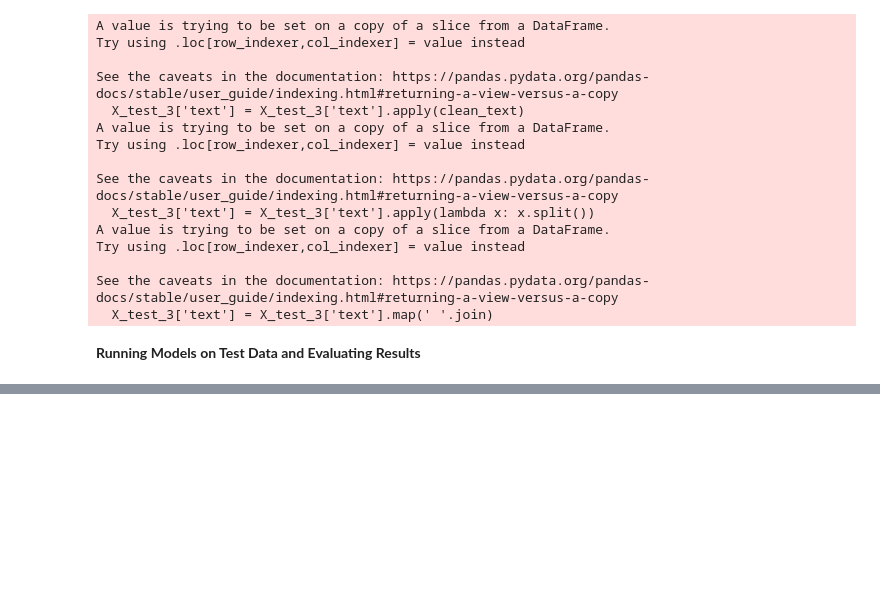
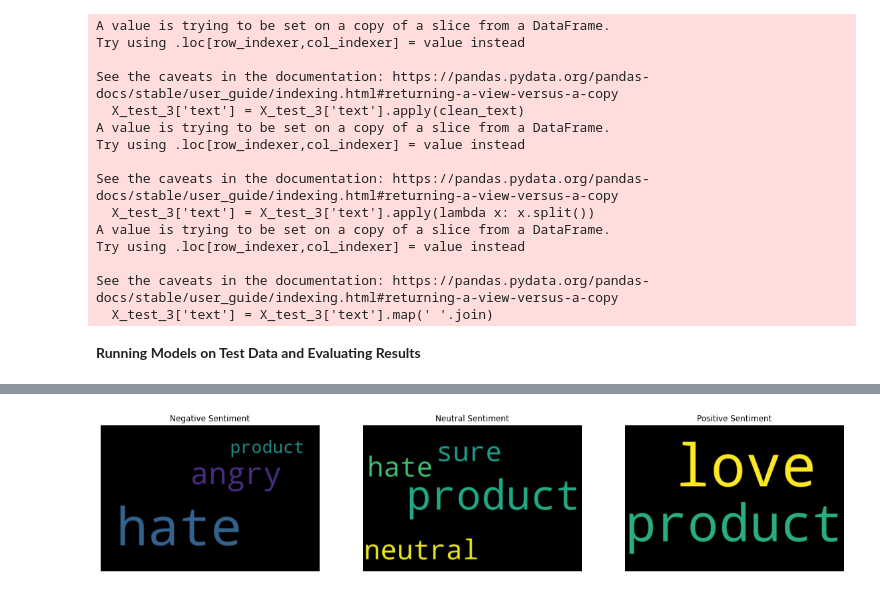
Before and after one commit to jswec/Phase4, a Jupyter notebook: Ryan_Notebook_v3.ipynb, the cells around one changed output, grey strips where cells are left out. Drawn from its saved outputs; the diff is of its cells as text; code cells hidden in the pictures; blank space fills up the shorter version.

```diff
--- a/Ryan_Notebook_v3.ipynb
+++ b/Ryan_Notebook_v3.ipynb
@@ -353,7 +354,7 @@ Mean Cross Validation Score:  0.6435303592558405
 # %%
 ### Splitting the features into features and the target, including the 'text', sentiment columns, and emphasis columns as features
 
-X2 = df[['text', 'compound', 'neg', 'neu', 'pos', 'punc_emphasis', 'capt_emphasis']]
+X2 = df[['text', 'punc_emphasis', 'capt_emphasis', 'links', 'mentions']]
 y2 = df['emotion']
 
 ### Performing a train test split on the data
@@ -407,7 +408,7 @@ See the caveats in the documentation: https://pandas.pydata.org/pandas-docs/stab
 # %%
 ### Splitting the features into features and the target, including the 'text', sentiment columns, and emphasis columns as features
 
-X2 = df[['text', 'compound', 'neg', 'neu', 'pos', 'punc_emphasis', 'capt_emphasis']]
+X2 = df[['text', 'punc_emphasis', 'capt_emphasis', 'links', 'mentions']]
 y2 = df['emotion']
 
 ### Performing a train test split on the data
@@ -498,7 +491,7 @@ RFC Results = {'max_depth': 15, 'max_features': 'sqrt', 'min_samples_leaf': 1, '
 # %%
 ### Applying the hyperparameters from the grid search to the Decision Tree Classifier
 
-dtc = DecisionTreeClassifier(max_depth = 25, max_features = 'auto', min_samples_leaf = 1, min_samples_split = 5)
+dtc = DecisionTreeClassifier(max_depth = 25, max_features = 'sqrt', min_samples_leaf = 4, min_samples_split = 10)
 dtc.fit(X_train_1, y_train_1)
 
 ### Applying the hyperparameters from the grid search to the Naive Bayes Classifier
@@ -659,0 +715,30 @@ plt.show()
+# %%
+### Creating a function that takes in a dataframe that contains the tweet and the predicted sentiment, and returns three word clouds delinated by the sentiment
+
+def create_word_clouds(df):
+    df_negative = df[df['sentiment'] == 'Negative emotion']
+    df_neutral = df[df['sentiment'] == 'No emotion toward brand or product']
+    df_positive = df[df['sentiment'] == 'Positive emotion']
+    negative_text = ' '.join(df_negative['tweet'])
+    neutral_text = ' '.join(df_neutral['tweet'])
+    positive_text = ' '.join(df_positive['tweet'])
+    negative_wordcloud = WordCloud(width=600, height=400, collocations=False).generate(negative_text)
+    neutral_wordcloud = WordCloud(width=600, height=400, collocations=False).generate(neutral_text)
+    positive_wordcloud = WordCloud(width=600, height=400, collocations=False).generate(positive_text)
+    fig, ax = plt.subplots(1, 3, figsize=(20, 10))
+    ax[0].imshow(negative_wordcloud, interpolation='bilinear')
+    ax[0].set_title('Negative Sentiment')
+    ax[0].axis('off')
+    ax[1].imshow(neutral_wordcloud, interpolation='bilinear')
+    ax[1].set_title('Neutral Sentiment')
+    ax[1].axis('off')
+    ax[2].imshow(positive_wordcloud, interpolation='bilinear')
+    ax[2].set_title('Positive Sentiment')
+    ax[2].axis('off')
+    plt.show()
+# %%
+### Testing the word_cloud function with the test_df dataframe
+
+create_word_clouds(test_df)
+# %% [output]
+[figure, added]
```
Also changed, not shown: parts of 14 cells of this notebook.
